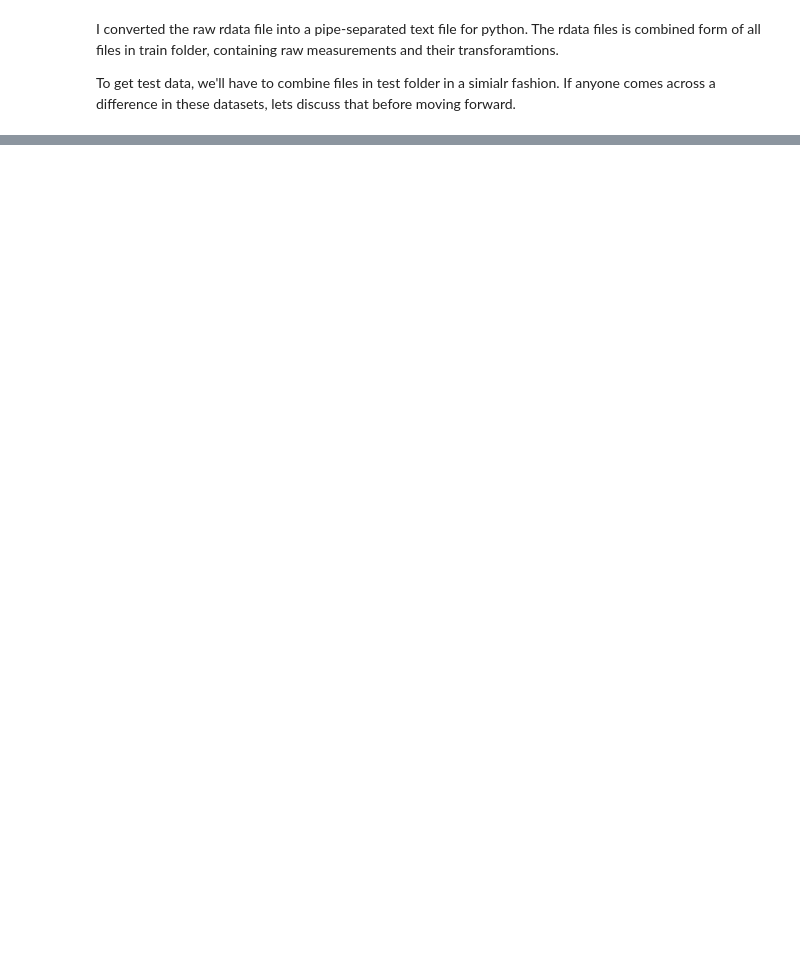
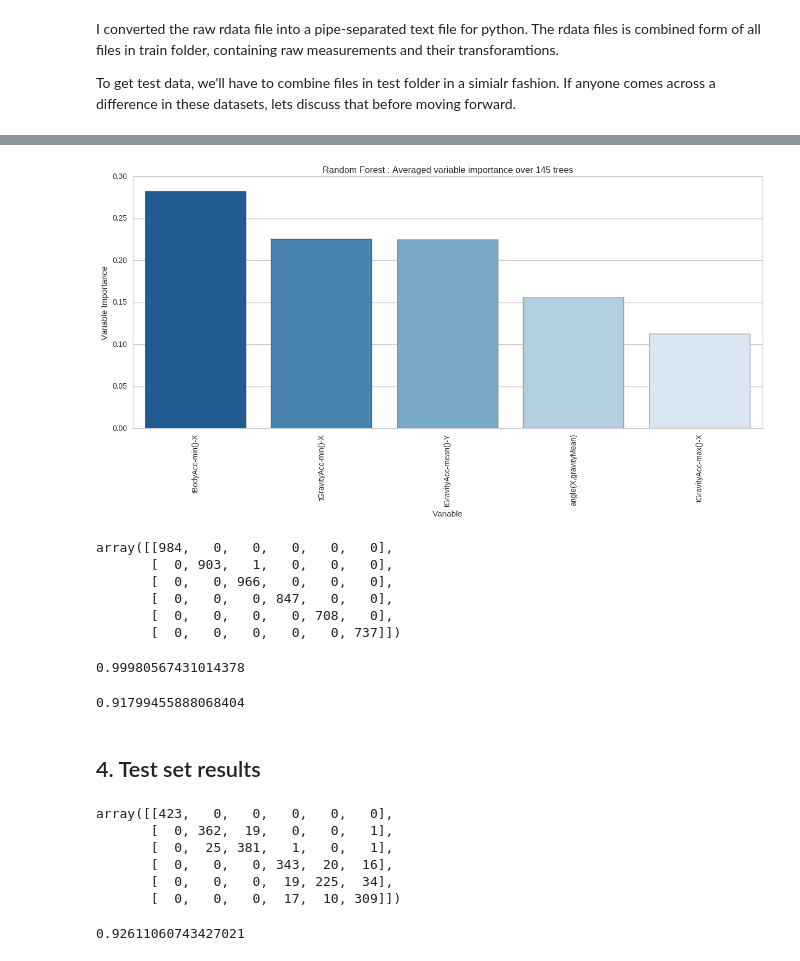
Before and after one commit to nilesh-patil/human-activity-recognition-smartphone-sensors, a Jupyter notebook: code/000. BasicExploration.ipynb, the cells around one changed output, grey strips where cells are left out. Saved outputs shown, nothing was run; the diff lists cells and outputs as text; code cells hidden in the pictures; blank space fills up the shorter version.

```diff
--- a/code/000. BasicExploration.ipynb
+++ b/code/000. BasicExploration.ipynb
@@ -166,0 +79,8 @@ array([[1407,    0,    0,    0,    0,    0],
+# %%
+model_vars0 = pd.DataFrame(
+         {'variable':X.columns,
+          'importance':model0.feature_importances_})
+
+model_vars0.sort_values(by='importance',
+                           ascending=False,
+                           inplace=True)
@@ -166,0 +164,11 @@ array([[1407,    0,    0,    0,    0,    0],
+# %%
+model2 = rfc(n_estimators=25,
+             random_state=randomState,
+             n_jobs=4,
+             warm_start=False,
+             oob_score=True)
+model2 = model2.fit(X, Y)
+# %%
+varPlot(X,model2)
+# %% [output]
+[figure, added]
@@ -166,0 +178,19 @@ array([[1407,    0,    0,    0,    0,    0],
+# %%
+confusion_matrix(train_actual,train_pred)
+# %% [output]
+array([[984,   0,   0,   0,   0,   0],
+       [  0, 903,   1,   0,   0,   0],
+       [  0,   0, 966,   0,   0,   0],
+       [  0,   0,   0, 847,   0,   0],
+       [  0,   0,   0,   0, 708,   0],
+       [  0,   0,   0,   0,   0, 737]])
+# %%
+accuracy_score(train_actual,train_pred)
+# %% [output]
+0.99980567431014378
+# %%
+model2.oob_score_
+# %% [output]
+0.91799455888068404
+# %% [markdown]
+## 4. Test set results
@@ -166,0 +200,13 @@ array([[1407,    0,    0,    0,    0,    0],
+# %%
+confusion_matrix(test_actual,test_pred)
+# %% [output]
+array([[423,   0,   0,   0,   0,   0],
+       [  0, 362,  19,   0,   0,   1],
+       [  0,  25, 381,   1,   0,   1],
+       [  0,   0,   0, 343,  20,  16],
+       [  0,   0,   0,  19, 225,  34],
+       [  0,   0,   0,  17,  10, 309]])
+# %%
+accuracy_score(test_actual,test_pred)
+# %% [output]
+0.92611060743427021
```
Also changed, not shown: parts of 44 cells of this notebook, 2 other files.
